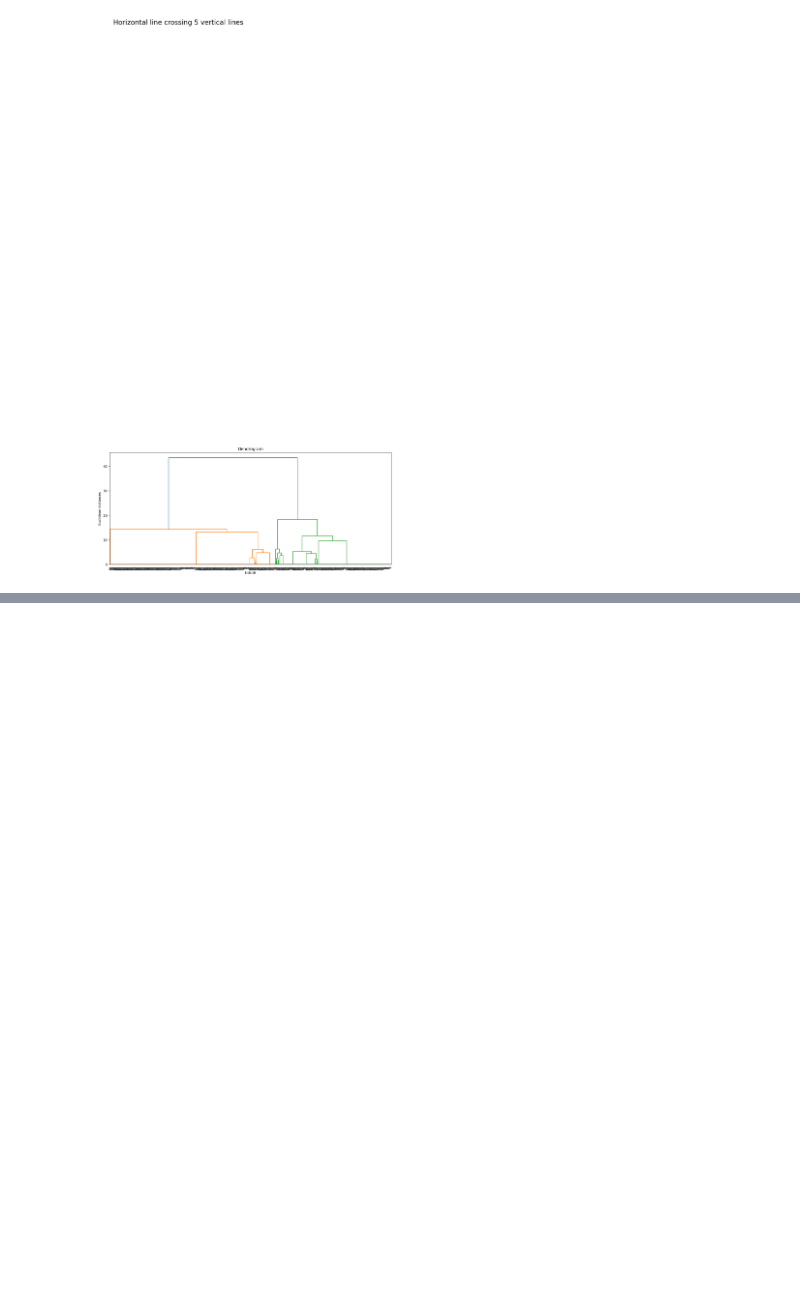
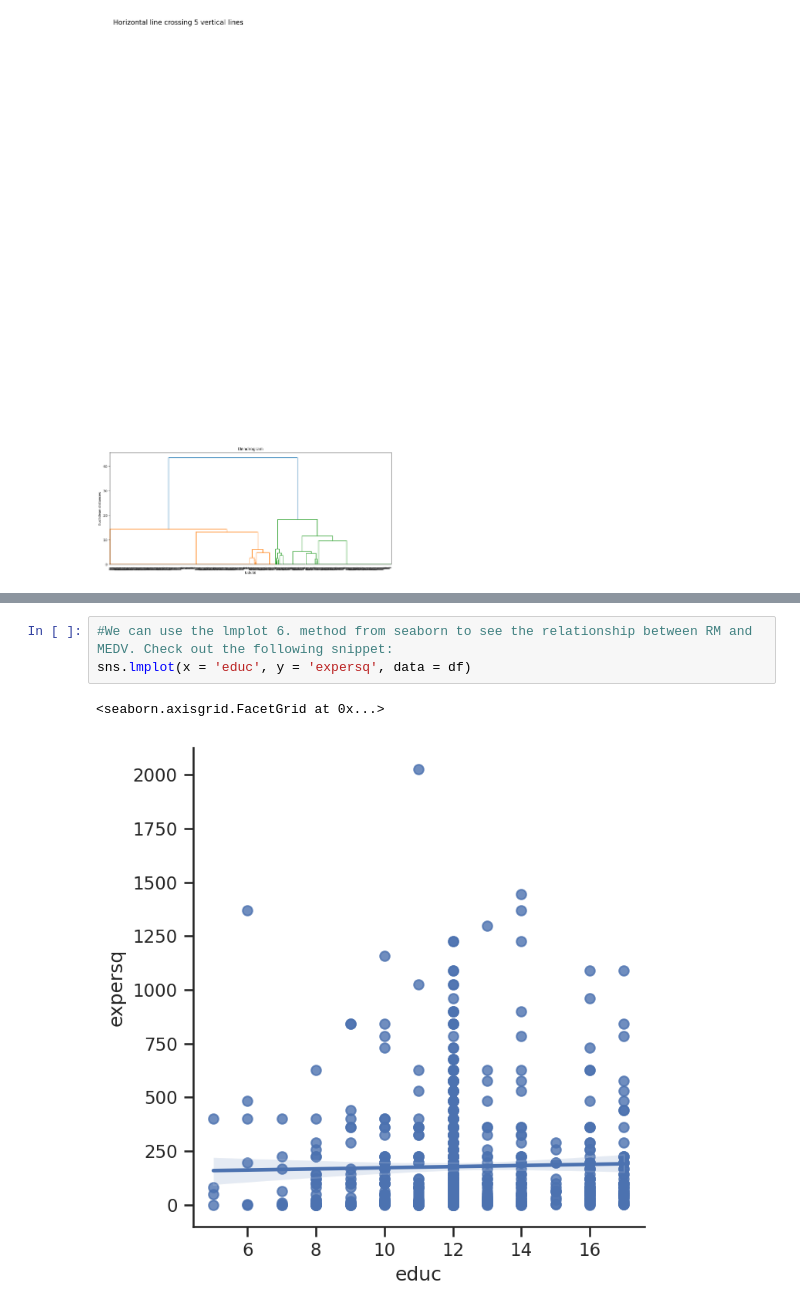
Before and after one commit to Sanya-05/EDA, a Jupyter notebook: ExploratoryDataAnalysisTheoryDA.ipynb, the cells around one changed output, grey strips where cells are left out. Drawn from its saved outputs; the diff is of its cells as text; blank space fills up the shorter version.

```diff
--- a/ExploratoryDataAnalysisTheoryDA.ipynb
+++ b/ExploratoryDataAnalysisTheoryDA.ipynb
@@ -1312,0 +1433,6 @@ plt.show()
+# %%
+#We can use the lmplot 6. method from seaborn to see the relationship between RM and MEDV. Check out the following snippet:
+sns.lmplot(x = 'educ', y = 'expersq', data = df)
+# %% [output]
+<seaborn.axisgrid.FacetGrid at 0x...>
+[figure, added]
```
Also changed, not shown: parts of 19 cells of this notebook.
